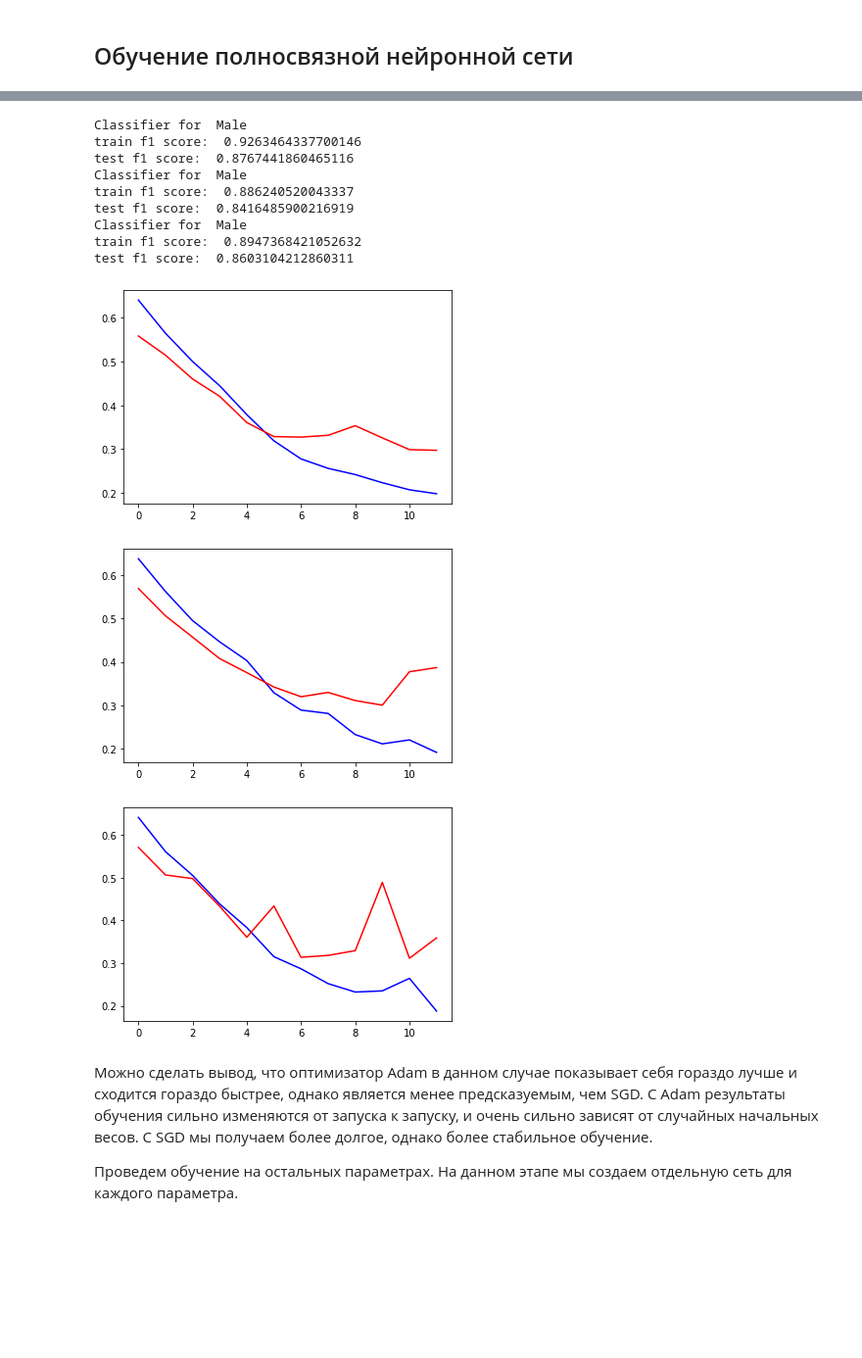
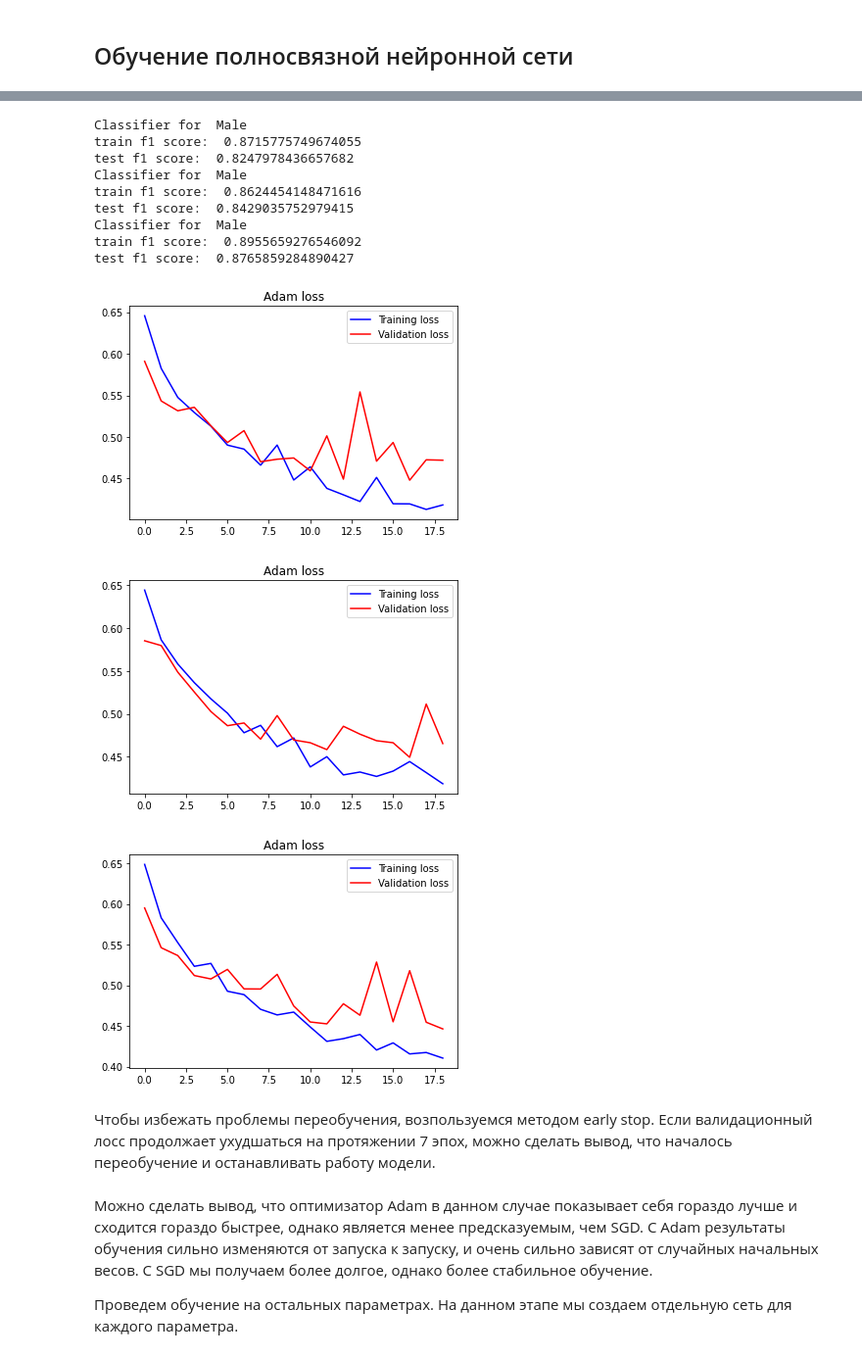
Before and after one commit to MariaZacharneva/face_attributes_recognition, a Jupyter notebook: face_attributes_recogtinion.ipynb, the cells around one changed output, grey strips where cells are left out. Shown at 98% size. Drawn from its saved outputs; the diff is of its cells as text; code cells hidden in the pictures; blank space fills up the shorter version.

```diff
--- a/face_attributes_recogtinion.ipynb
+++ b/face_attributes_recogtinion.ipynb
@@ -477,7 +598,7 @@ def CreateModel():
                           nn.Linear(hidden_sizes[1], hidden_sizes[2]),
                           nn.ReLU(),
                           nn.Linear(hidden_sizes[2], output_size),
-                          nn.LogSoftmax(dim=1))
+                          nn.Sigmoid())
     return model
 # %%
 def CreateParametres(attribute, model):
@@ -499,10 +620,12 @@ def CreateParametres(attribute, model):
     dataloaders  = {'train':train_loader, 'val':val_loader}
     return dataloaders
 # %%
-def TrainModel(model, dataloaders, n_epochs, optimizer, verbose=0):
+def TrainModel(model, dataloaders, n_epochs, optimizer, verbose, early_stop, patience):
     criterion = nn.CrossEntropyLoss()
     train_loader = dataloaders['train']
     val_loader = dataloaders['val']
+    prev_val_loss = 1
+    val_increase_counter = 0
 
     if torch.cuda.is_available():
         model = model.to(device)
@@ -540,6 +663,14 @@ def TrainModel(model, dataloaders, n_epochs, optimizer, verbose=0):
                 val_losses.append(val_loss)
             validation_loss = np.mean(val_losses)
             validation_losses.append(validation_loss)
+
+            if prev_val_loss < validation_loss:
+              val_increase_counter += 1
+            prev_val_loss = validation_loss
+            if val_increase_counter == patience and early_stop == True:
+              print(f'Stops on {epoch} epoch')
+              break
+
         if (verbose == 1):
           print(f"[{epoch}] Training loss: {training_loss}\t Validation loss: {validation_loss}")
     return training_losses, validation_losses
@@ -562,20 +693,22 @@ def CreateOptimizer(optimizer_name, model, momentum):
       optimizer = optim.SGD(params=model.parameters(), lr=1e-3, momentum=momentum)
     return optimizer
 # %%
-def ModelForAttribute(attribute, optimizer_name, n_epochs=10, verbose=0, momentum=0):
+def ModelForAttribute(attribute, optimizer_name, n_epochs=10, verbose=0, momentum=0, early_stop = False, patience=7):
     model = CreateModel()
     dataloaders = CreateParametres(attribute, model)
     optimizer = CreateOptimizer(optimizer_name, model, momentum)
-    training_losses, validation_losses = TrainModel(model, dataloaders, n_epochs, optimizer, verbose)
+    training_losses, validation_losses = TrainModel(model, dataloaders, n_epochs, optimizer, verbose, early_stop, patience)
     if (optimizer_name == 'Adam'):
         CheckModelStats(model, attribute, model_adam_scores, optimizer_name)
     if (optimizer_name == 'SGD'):
         CheckModelStats(model, attribute, model_sgd_scores, optimizer_name)
     return training_losses, validation_losses
 # %%
-def PrintGraphics(training_losses, validation_losses):
+def PrintGraphics(training_losses, validation_losses, title):
     f, ax1 = plt.subplots()
-    ax1.plot(training_losses, 'b')
-    ax1.plot(validation_losses, 'r')
+    ax1.plot(training_losses, 'b', label='Training loss')
+    ax1.plot(validation_losses, 'r', label='Validation loss')
+    ax1.set_title(title)
+    ax1.legend()
 # %% [markdown]
 Рассмотрим различные оптимайзеры, и выберем для каждого оптимальное количество эпох. Подробно разберем на одной метке, к примеру, пол.
@@ -630,23 +747,25 @@ test f1 score:  0.8870967741935485
 # %%
-train_losses, val_losses = ModelForAttribute(attributes[0], 'Adam', n_epochs=12)
-PrintGraphics(train_losses, val_losses)
-train_losses, val_losses = ModelForAttribute(attributes[0], 'Adam', n_epochs=12)
-PrintGraphics(train_losses, val_losses)
-train_losses, val_losses = ModelForAttribute(attributes[0], 'Adam', n_epochs=12)
-PrintGraphics(train_losses, val_losses)
+train_losses, val_losses = ModelForAttribute(attributes[0], 'Adam', n_epochs=19)
+PrintGraphics(train_losses, val_losses, 'Adam loss')
+train_losses, val_losses = ModelForAttribute(attributes[0], 'Adam', n_epochs=19)
+PrintGraphics(train_losses, val_losses, 'Adam loss')
+train_losses, val_losses = ModelForAttribute(attributes[0], 'Adam', n_epochs=19)
+PrintGraphics(train_losses, val_losses, 'Adam loss')
 # %% [output]
 Сlassifier for  Male
-train f1 score:  0.9263464337700146
-test f1 score:  0.8767441860465116
+train f1 score:  0.8715775749674055
+test f1 score:  0.8247978436657682
 Сlassifier for  Male
-train f1 score:  0.886240520043337
-test f1 score:  0.8416485900216919
+train f1 score:  0.8624454148471616
+test f1 score:  0.8429035752979415
 Сlassifier for  Male
-train f1 score:  0.8947368421052632
-test f1 score:  0.8603104212860311
+train f1 score:  0.8955659276546092
+test f1 score:  0.8765859284890427
-[figure, old version]
+[figure, new version]
-[figure, old version]
+[figure, new version]
-[figure, old version]
+[figure, new version]
+# %% [markdown]
+Чтобы избежать проблемы переобучения, возпользуемся методом early stop. Если валидационный лосс продолжает ухудшаться на протяжении 7 эпох, можно сделать вывод, что началось переобучение и останавливать работу модели.
 # %% [markdown]
 Можно сделать вывод, что оптимизатор Adam в данном случае показывает себя гораздо лучше и сходится гораздо быстрее, однако является менее предсказуемым, чем SGD. С Adam результаты обучения сильно изменяются от запуска к запуску, и очень сильно зависят от случайных начальных весов. С SGD мы получаем более долгое, однако более стабильное обучение.
 
```
Also changed, not shown: parts of 66 cells of this notebook.
